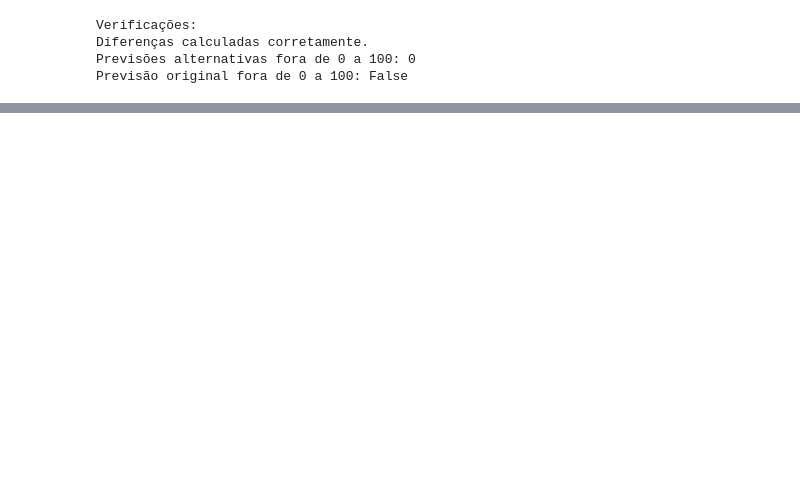
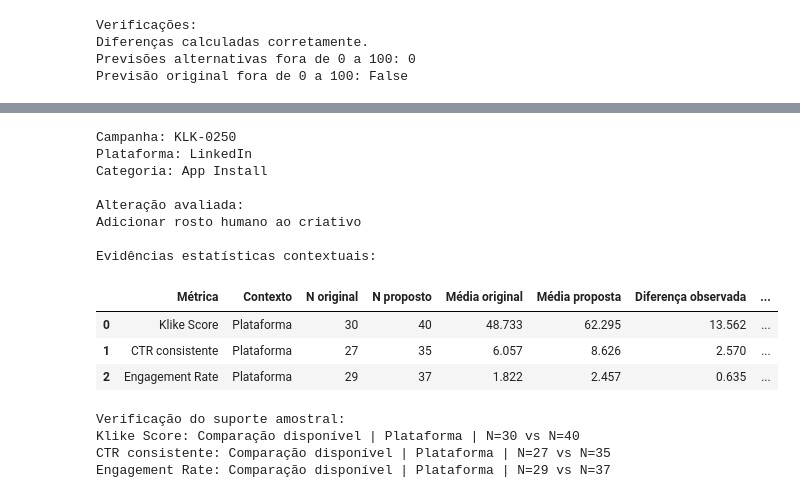
Before and after one commit to joaobaungartner/klike-data-science-challenge, a Jupyter notebook: parte-3.ipynb, the cells around one changed output, grey strips where cells are left out. Drawn from its saved outputs; the diff is of its cells as text; code cells hidden in the pictures; blank space fills up the shorter version.

```diff
--- a/parte-3.ipynb
+++ b/parte-3.ipynb
@@ -947,0 +1333,56 @@ Previsão original fora de 0 a 100: False
+# %%
+
+# Comparação contextual da principal alteração candidata
+evidencias_rosto = comparar_cenario_contextual(
+    campanha=campanha_exemplo,
+    feature="has_face",
+    valor_proposto=1,
+    minimo_por_grupo=10
+)
+
+print("Campanha:", campanha_exemplo["campaign_id"])
+print("Plataforma:", campanha_exemplo["platform"])
+print("Categoria:", campanha_exemplo["category"])
+
+print("\nAlteração avaliada:")
+print("Adicionar rosto humano ao criativo")
+
+print("\nEvidências estatísticas contextuais:")
+
+display(
+    evidencias_rosto.round({
+        "Média original": 3,
+        "Média proposta": 3,
+        "Diferença observada": 3,
+        "Variação relativa (%)": 2
+    })
+)
+
+print("\nVerificação do suporte amostral:")
+
+for _, resultado in evidencias_rosto.iterrows():
+
+    print(
+        f"{resultado['Métrica']}: "
+        f"{resultado['Status']} | "
+        f"{resultado['Contexto']} | "
+        f"N={resultado['N original']} vs "
+        f"N={resultado['N proposto']}"
+    )
+# %% [output]
+Campanha: KLK-0250
+Plataforma: LinkedIn
+Categoria: App Install
+
+Alteração avaliada:
+Adicionar rosto humano ao criativo
+
+Evidências estatísticas contextuais:
+|  | Métrica | Contexto | N original | N proposto | Média original | Média proposta | Diferença observada | ... |
+| 0 | Klike Score | Plataforma | 30 | 40 | 48.733 | 62.295 | 13.562 | ... |
+| 1 | CTR consistente | Plataforma | 27 | 35 | 6.057 | 8.626 | 2.570 | ... |
+| 2 | Engagement Rate | Plataforma | 29 | 37 | 1.822 | 2.457 | 0.635 | ... |
+Verificação do suporte amostral:
+Klike Score: Comparação disponível | Plataforma | N=30 vs N=40
+CTR consistente: Comparação disponível | Plataforma | N=27 vs N=35
+Engagement Rate: Comparação disponível | Plataforma | N=29 vs N=37
```
Also changed, not shown: parts of 15 cells of this notebook.
